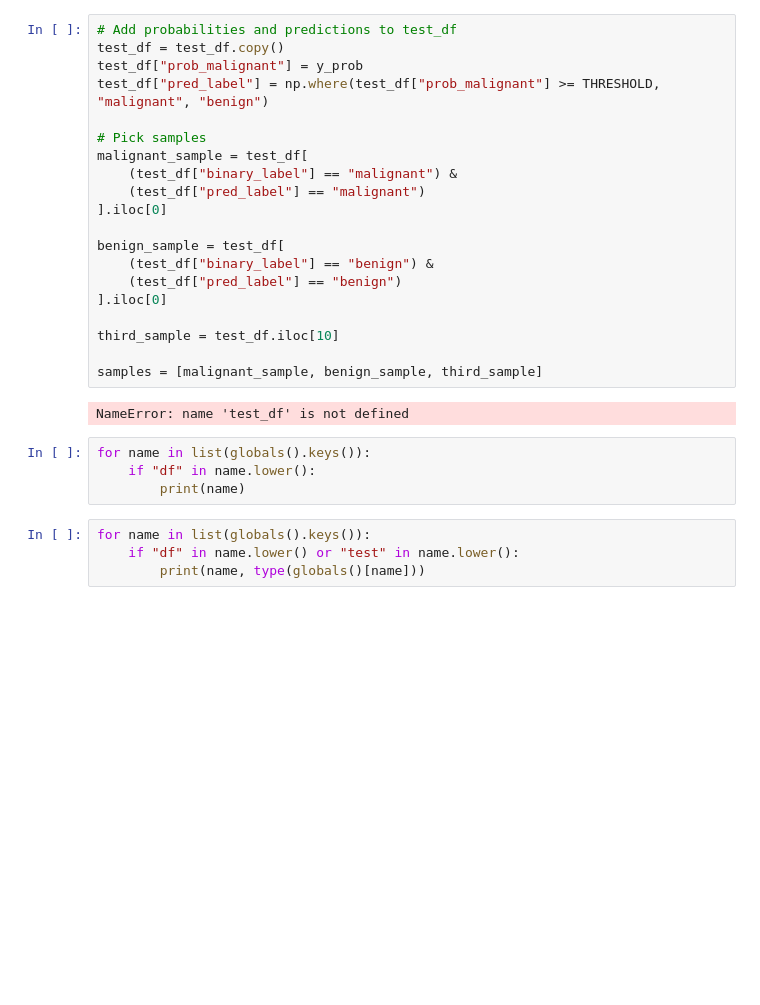
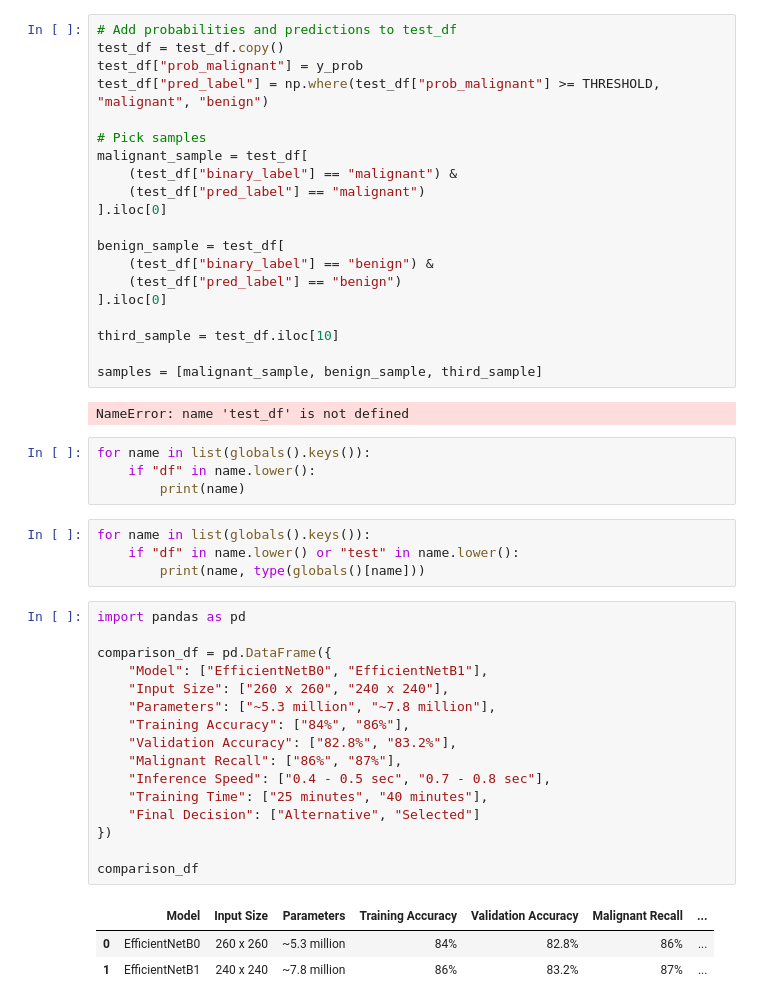
Before and after one commit to v1hxnga/MelanoDetect, a Jupyter notebook: notebooks/06_efficientnet_b1_binary.ipynb, the cells around one changed output. Drawn from its saved outputs; the diff is of its cells as text; blank space fills up the shorter version.

```diff
--- a/notebooks/06_efficientnet_b1_binary.ipynb
+++ b/notebooks/06_efficientnet_b1_binary.ipynb
@@ -1461,3 +1461,23 @@ for name in list(globals().keys()):
 for name in list(globals().keys()):
     if "df" in name.lower() or "test" in name.lower():
         print(name, type(globals()[name]))
+# %%
+import pandas as pd
+
+comparison_df = pd.DataFrame({
+    "Model": ["EfficientNetB0", "EfficientNetB1"],
+    "Input Size": ["260 x 260", "240 x 240"],
+    "Parameters": ["~5.3 million", "~7.8 million"],
+    "Training Accuracy": ["84%", "86%"],
+    "Validation Accuracy": ["82.8%", "83.2%"],
+    "Malignant Recall": ["86%", "87%"],
+    "Inference Speed": ["0.4 - 0.5 sec", "0.7 - 0.8 sec"],
+    "Training Time": ["25 minutes", "40 minutes"],
+    "Final Decision": ["Alternative", "Selected"]
+})
+
+comparison_df
+# %% [output]
+|  | Model | Input Size | Parameters | Training Accuracy | Validation Accuracy | Malignant Recall | ... |
+| 0 | EfficientNetB0 | 260 x 260 | ~5.3 million | 84% | 82.8% | 86% | ... |
+| 1 | EfficientNetB1 | 240 x 240 | ~7.8 million | 86% | 83.2% | 87% | ... |
```
Also changed, not shown: parts of 3 cells of this notebook, 3 other files.
